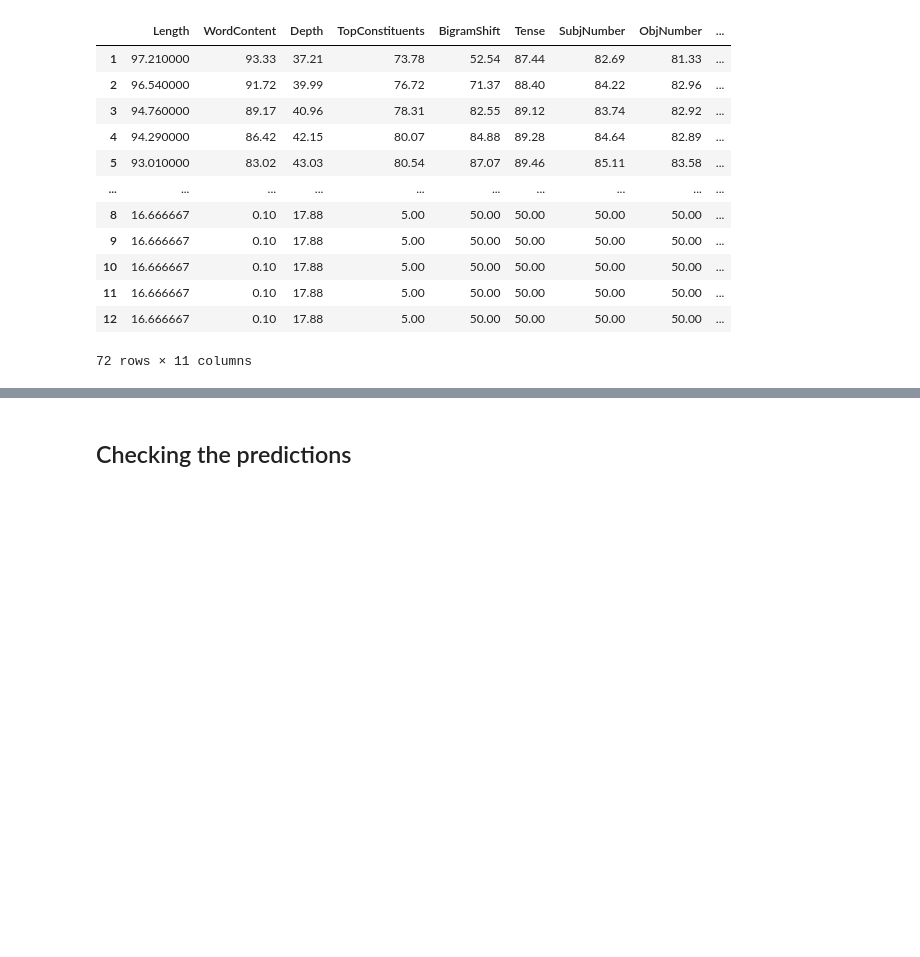
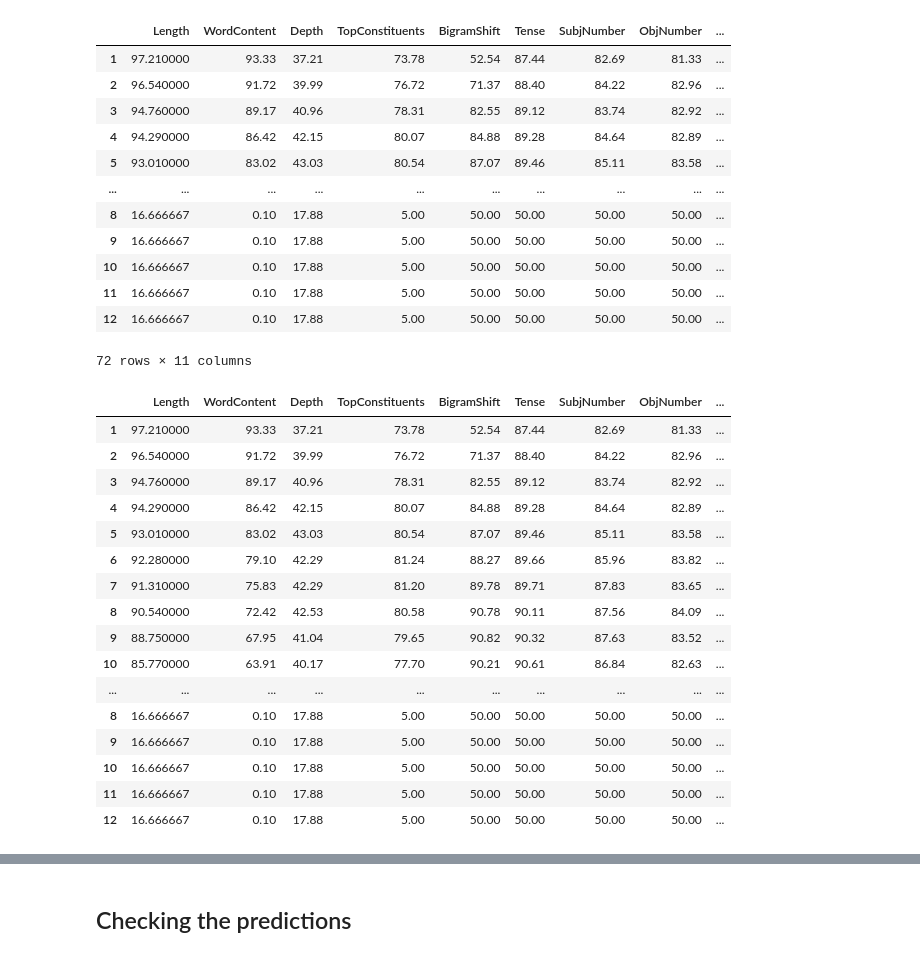
Before and after one commit to vgaraujov/SentEval, a Jupyter notebook: read_pickle.ipynb, the cells around one changed output, grey strips where cells are left out. Drawn from its saved outputs; the diff is of its cells as text; code cells hidden in the pictures; blank space fills up the shorter version.

```diff
--- a/read_pickle.ipynb
+++ b/read_pickle.ipynb
@@ -670,4 +678,25 @@ dev_df
 | 11 | 16.666667 | 0.10 | 17.88 | 5.00 | 50.00 | 50.00 | 50.00 | 50.00 | ... |
 | 12 | 16.666667 | 0.10 | 17.88 | 5.00 | 50.00 | 50.00 | 50.00 | 50.00 | ... |
 72 rows × 11 columns
+# %%
+dev_df = return_df_eng(seed="1111")
+dev_df
+# %% [output]
+|  | Length | WordContent | Depth | TopConstituents | BigramShift | Tense | SubjNumber | ObjNumber | ... |
+| 1 | 97.210000 | 93.33 | 37.21 | 73.78 | 52.54 | 87.44 | 82.69 | 81.33 | ... |
+| 2 | 96.540000 | 91.72 | 39.99 | 76.72 | 71.37 | 88.40 | 84.22 | 82.96 | ... |
+| 3 | 94.760000 | 89.17 | 40.96 | 78.31 | 82.55 | 89.12 | 83.74 | 82.92 | ... |
+| 4 | 94.290000 | 86.42 | 42.15 | 80.07 | 84.88 | 89.28 | 84.64 | 82.89 | ... |
+| 5 | 93.010000 | 83.02 | 43.03 | 80.54 | 87.07 | 89.46 | 85.11 | 83.58 | ... |
+| 6 | 92.280000 | 79.10 | 42.29 | 81.24 | 88.27 | 89.66 | 85.96 | 83.82 | ... |
+| 7 | 91.310000 | 75.83 | 42.29 | 81.20 | 89.78 | 89.71 | 87.83 | 83.65 | ... |
+| 8 | 90.540000 | 72.42 | 42.53 | 80.58 | 90.78 | 90.11 | 87.56 | 84.09 | ... |
+| 9 | 88.750000 | 67.95 | 41.04 | 79.65 | 90.82 | 90.32 | 87.63 | 83.52 | ... |
+| 10 | 85.770000 | 63.91 | 40.17 | 77.70 | 90.21 | 90.61 | 86.84 | 82.63 | ... |
+| ... | ... | ... | ... | ... | ... | ... | ... | ... | ... |
+| 8 | 16.666667 | 0.10 | 17.88 | 5.00 | 50.00 | 50.00 | 50.00 | 50.00 | ... |
+| 9 | 16.666667 | 0.10 | 17.88 | 5.00 | 50.00 | 50.00 | 50.00 | 50.00 | ... |
+| 10 | 16.666667 | 0.10 | 17.88 | 5.00 | 50.00 | 50.00 | 50.00 | 50.00 | ... |
+| 11 | 16.666667 | 0.10 | 17.88 | 5.00 | 50.00 | 50.00 | 50.00 | 50.00 | ... |
+| 12 | 16.666667 | 0.10 | 17.88 | 5.00 | 50.00 | 50.00 | 50.00 | 50.00 | ... |
 # %%
```
Also changed, not shown: parts of 2 cells of this notebook, 16 other files.
